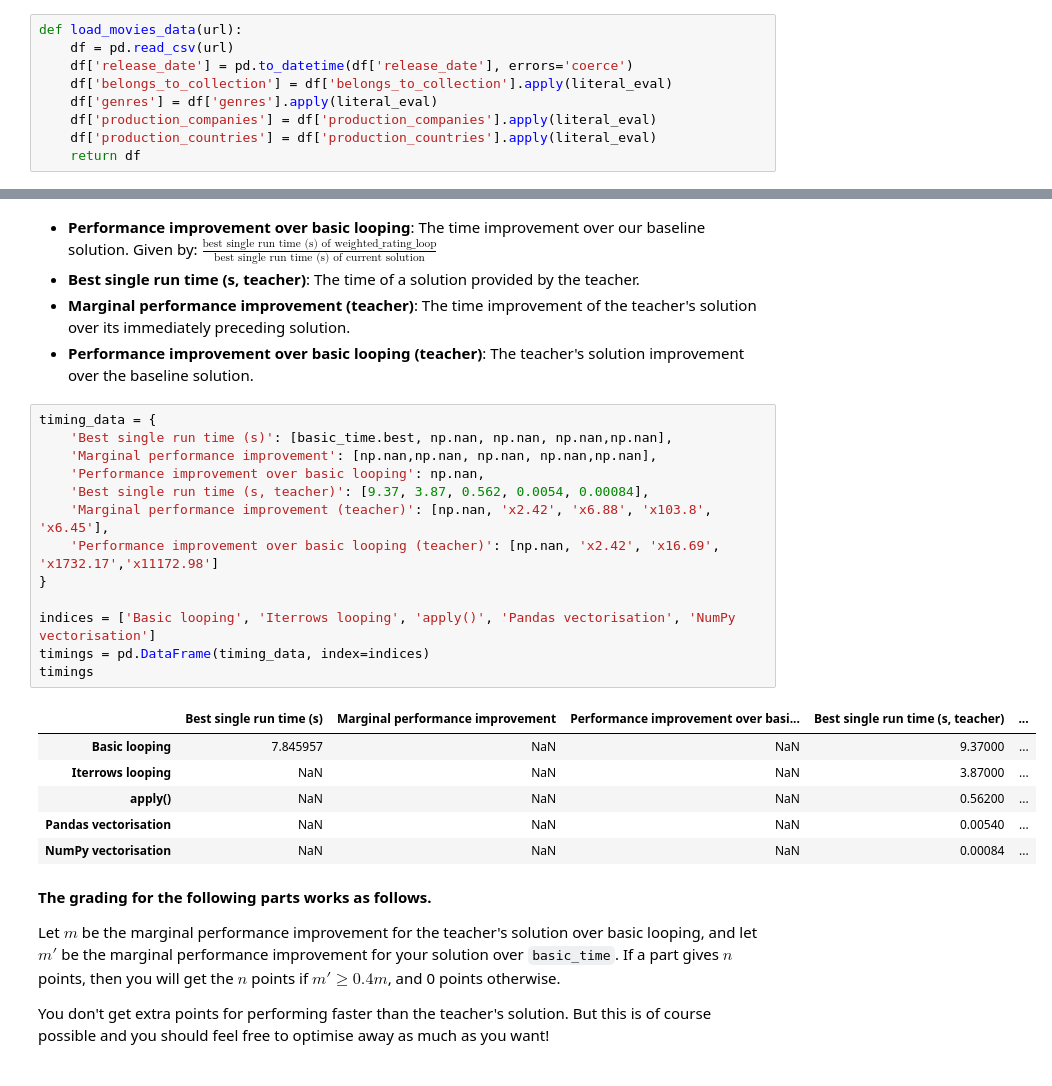
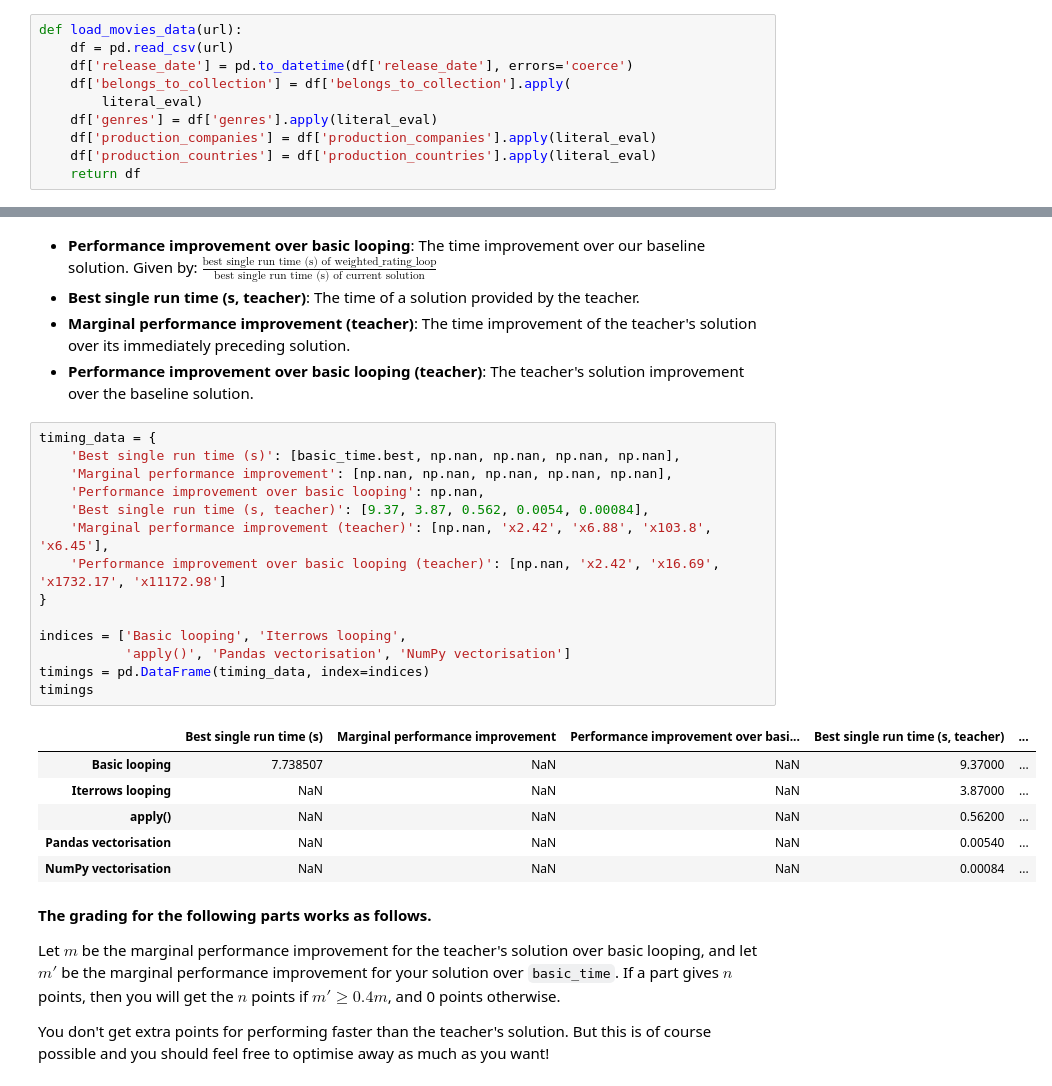
Before and after one commit to simonmoesorensen/02807DataScience-project-1, a Jupyter notebook: 02807_Project_1.ipynb, the cells around one changed output, grey strips where cells are left out. Saved outputs shown, nothing was run; the diff lists cells and outputs as text.

```diff
--- a/02807_Project_1.ipynb
+++ b/02807_Project_1.ipynb
@@ -174,7 +174,8 @@ def literal_eval(x):
 def load_movies_data(url):
     df = pd.read_csv(url)
     df['release_date'] = pd.to_datetime(df['release_date'], errors='coerce')
-    df['belongs_to_collection'] = df['belongs_to_collection'].apply(literal_eval)
+    df['belongs_to_collection'] = df['belongs_to_collection'].apply(
+        literal_eval)
     df['genres'] = df['genres'].apply(literal_eval)
     df['production_companies'] = df['production_companies'].apply(literal_eval)
     df['production_countries'] = df['production_countries'].apply(literal_eval)
@@ -323,20 +326,21 @@ In the remaining parts of the exercise, you are going to be asked to come up wit
 *   **Performance improvement over basic looping (teacher)**:  The teacher's solution improvement over the baseline solution.
 # %%
 timing_data = {
-    'Best single run time (s)': [basic_time.best, np.nan, np.nan, np.nan,np.nan],
-    'Marginal performance improvement': [np.nan,np.nan, np.nan, np.nan,np.nan],
+    'Best single run time (s)': [basic_time.best, np.nan, np.nan, np.nan, np.nan],
+    'Marginal performance improvement': [np.nan, np.nan, np.nan, np.nan, np.nan],
     'Performance improvement over basic looping': np.nan,
     'Best single run time (s, teacher)': [9.37, 3.87, 0.562, 0.0054, 0.00084],
     'Marginal performance improvement (teacher)': [np.nan, 'x2.42', 'x6.88', 'x103.8', 'x6.45'],
-    'Performance improvement over basic looping (teacher)': [np.nan, 'x2.42', 'x16.69', 'x1732.17','x11172.98']
+    'Performance improvement over basic looping (teacher)': [np.nan, 'x2.42', 'x16.69', 'x1732.17', 'x11172.98']
 }
 
-indices = ['Basic looping', 'Iterrows looping', 'apply()', 'Pandas vectorisation', 'NumPy vectorisation']
+indices = ['Basic looping', 'Iterrows looping',
+           'apply()', 'Pandas vectorisation', 'NumPy vectorisation']
 timings = pd.DataFrame(timing_data, index=indices)
 timings
 # %% [output]
 |  | Best single run time (s) | Marginal performance improvement | Performance improvement over basi... | Best single run time (s, teacher) | ... |
-| Basic looping | 7.845957 | NaN | NaN | 9.37000 | ... |
+| Basic looping | 7.738507 | NaN | NaN | 9.37000 | ... |
 | Iterrows looping | NaN | NaN | NaN | 3.87000 | ... |
 | apply() | NaN | NaN | NaN | 0.56200 | ... |
 | Pandas vectorisation | NaN | NaN | NaN | 0.00540 | ... |
```
Also changed, not shown: parts of 40 cells of this notebook.
